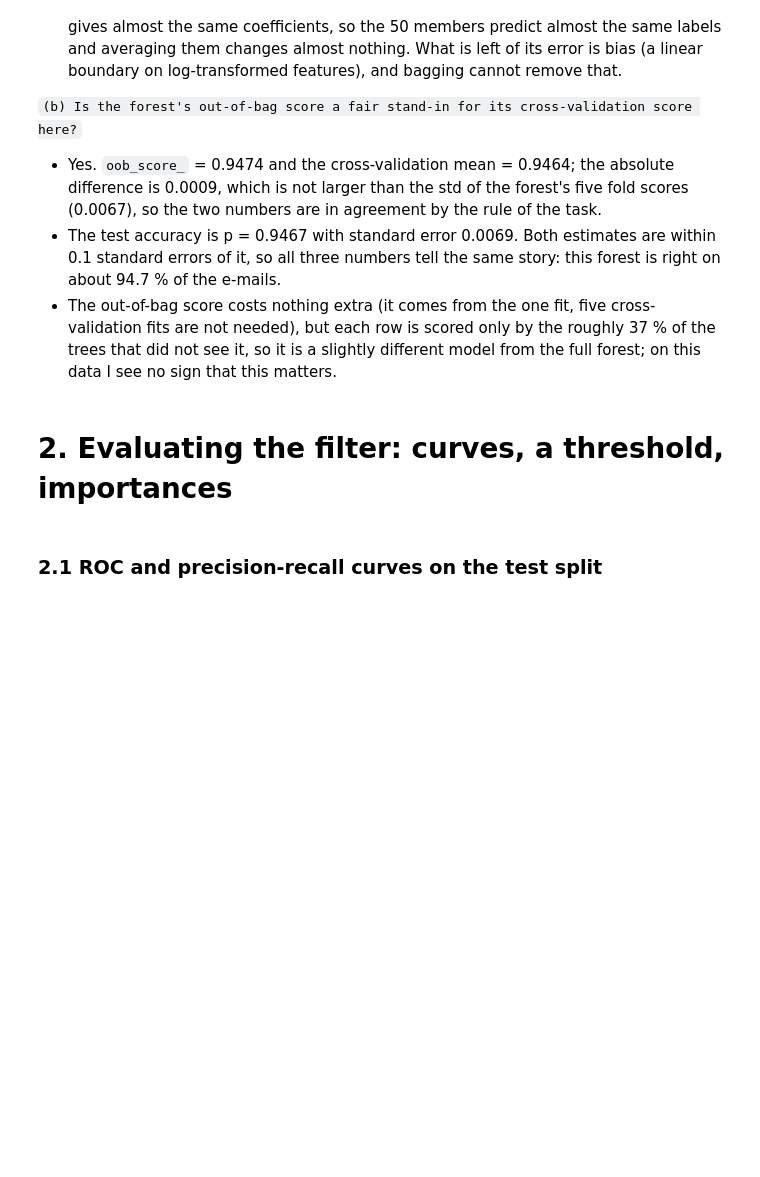
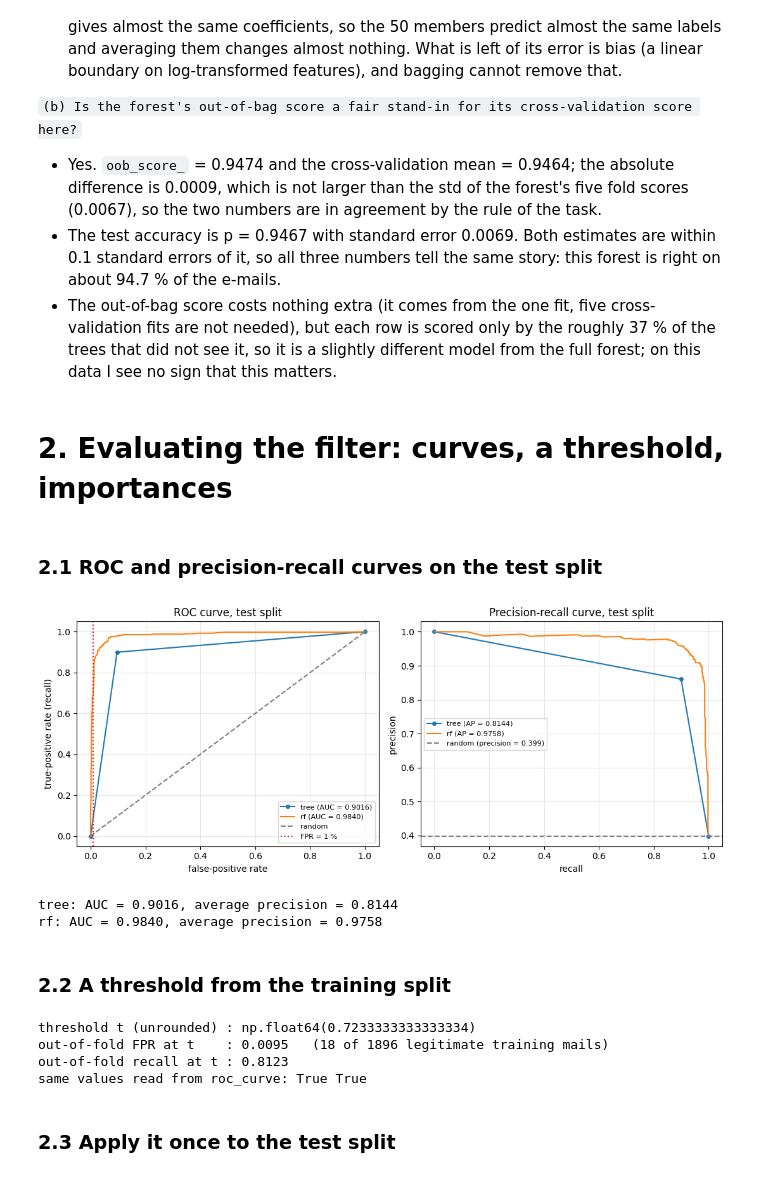
Before and after one commit to MrBiscit/task-04-ML-course, a Jupyter notebook: main.ipynb, the cells around one changed output. Cells and saved outputs as stored; diff of their text form; code cells hidden in the pictures; blank space fills up the shorter version.

```diff
--- a/main.ipynb
+++ b/main.ipynb
@@ -193,3 +193,62 @@ test accuracy p                : 0.9467  with standard error sqrt(p(1-p)/n_test)
 # 2. Evaluating the filter: curves, a threshold, importances
 # %% [markdown]
 ### 2.1 ROC and precision-recall curves on the test split
+# %%
+import matplotlib.pyplot as plt
+from sklearn.metrics import (average_precision_score, confusion_matrix, precision_recall_curve,
+                             roc_auc_score, roc_curve)
+
+tree.fit(X_train, y_train)                       # tree: fitted once here; rf was fitted in Part 1
+test_scores = {"tree": tree.predict_proba(X_test)[:, 1], "rf": rf.predict_proba(X_test)[:, 1]}
+
+fig, axes = plt.subplots(1, 2, figsize=(11, 4.5))
+for name, s in test_scores.items():
+    fpr_, tpr_, _ = roc_curve(y_test, s)
+    axes[0].plot(fpr_, tpr_, marker="o" if name == "tree" else None, ms=4,
+                 label=f"{name} (AUC = {roc_auc_score(y_test, s):.4f})")
+    prec_, rec_, _ = precision_recall_curve(y_test, s)
+    axes[1].plot(rec_, prec_, marker="o" if name == "tree" else None, ms=4,
+                 label=f"{name} (AP = {average_precision_score(y_test, s):.4f})")
+axes[0].plot([0, 1], [0, 1], "--", color="tab:gray", label="random")
+axes[0].axvline(0.01, color="tab:red", linestyle=":", label="FPR = 1 %")
+axes[0].set(xlabel="false-positive rate", ylabel="true-positive rate (recall)", title="ROC curve, test split")
+axes[1].axhline(y_test.mean(), linestyle="--", color="tab:gray", label=f"random (precision = {y_test.mean():.3f})")
+axes[1].set(xlabel="recall", ylabel="precision", title="Precision-recall curve, test split")
+for ax in axes:
+    ax.legend(loc="best", fontsize=8)
+    ax.grid(alpha=0.3)
+plt.tight_layout()
+plt.show()
+
+for name, s in test_scores.items():
+    print(f"{name}: AUC = {roc_auc_score(y_test, s):.4f}, average precision = {average_precision_score(y_test, s):.4f}")
+# %% [output]
+[figure, added]
+tree: AUC = 0.9016, average precision = 0.8144
+rf: AUC = 0.9840, average precision = 0.9758
+# %% [markdown]
+### 2.2 A threshold from the training split
+# %%
+from sklearn.model_selection import cross_val_predict
+
+oof = cross_val_predict(rf, X_train, y_train, cv=cv, method="predict_proba")[:, 1]
+
+fpr_oof, tpr_oof, thr_oof = roc_curve(y_train, oof, drop_intermediate=False)
+ok = fpr_oof <= 0.01                                          # candidates: out-of-fold FPR at most 1 %
+best_recall = tpr_oof[ok].max()
+t = thr_oof[ok & (tpr_oof == best_recall)].max()              # highest recall; the largest threshold if several tie
+
+flag_oof = oof >= t
+oof_fpr = flag_oof[y_train == 0].mean()
+oof_recall = flag_oof[y_train == 1].mean()
+print(f"threshold t (unrounded) : {t!r}")
+print(f"out-of-fold FPR at t    : {oof_fpr:.4f}   ({flag_oof[y_train == 0].sum()} of {(y_train == 0).sum()} legitimate training mails)")
+print(f"out-of-fold recall at t : {oof_recall:.4f}")
+print("same values read from roc_curve:", np.isclose(oof_fpr, fpr_oof[thr_oof == t][0]), np.isclose(oof_recall, tpr_oof[thr_oof == t][0]))
+# %% [output]
+threshold t (unrounded) : np.float64(0.7233333333333334)
+out-of-fold FPR at t    : 0.0095   (18 of 1896 legitimate training mails)
+out-of-fold recall at t : 0.8123
+same values read from roc_curve: True True
+# %% [markdown]
+### 2.3 Apply it once to the test split
```
Also changed, not shown: parts of 24 cells of this notebook, 1 other file.
